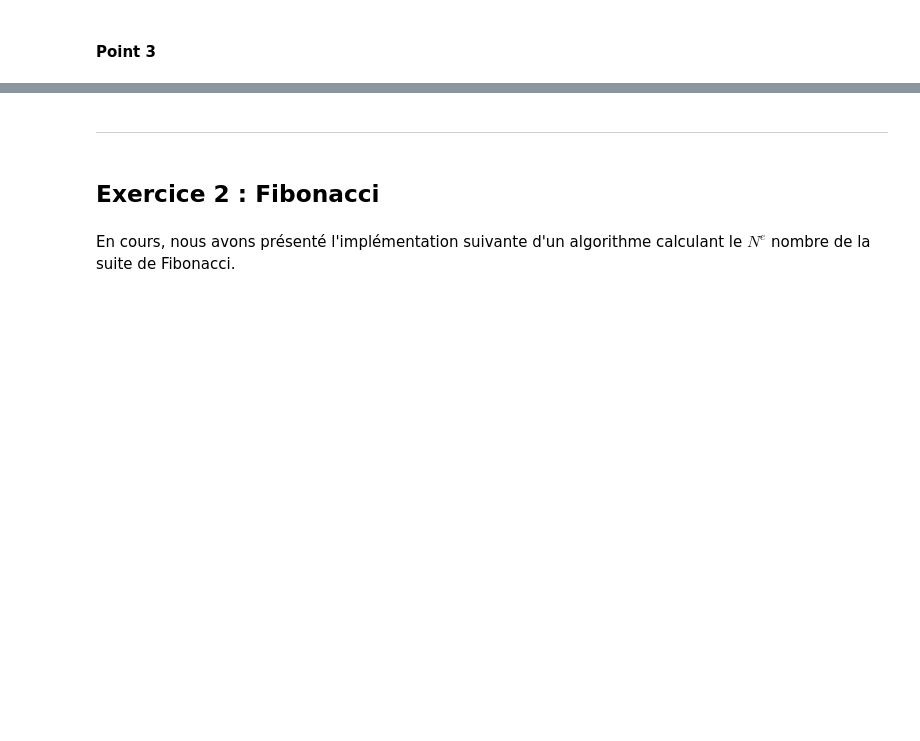
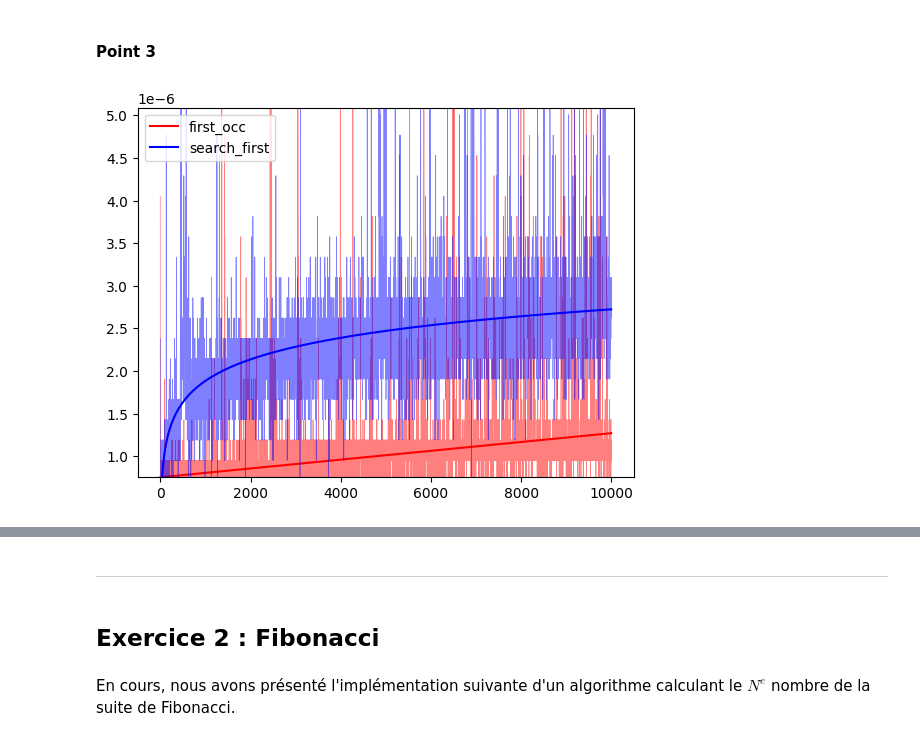
Before and after one commit to mightykatun/epfl-icc-man, a Jupyter notebook: Series/Serie_9/Serie_9.ipynb, the cells around one changed output, grey strips where cells are left out. Cells and saved outputs as stored; diff of their text form; code cells hidden in the pictures; blank space fills up the shorter version.

```diff
--- a/Series/Serie_9/Serie_9.ipynb
+++ b/Series/Serie_9/Serie_9.ipynb
@@ -112,0 +187,10 @@ plt.show()
+# %%
+plt.plot(times1, alpha=0.5, color='red', linewidth=0.5)
+plt.plot(droite, color='red', label='first_occ')
+plt.plot(times2, alpha=0.5, color='blue', linewidth=0.5)
+plt.plot(log, color='blue', label='search_first')
+plt.ylim((droite[0], droite[-1] * 4))
+plt.legend()
+plt.show()
+# %% [output]
+[figure, added]
```
Also changed, not shown: parts of 11 cells of this notebook.
